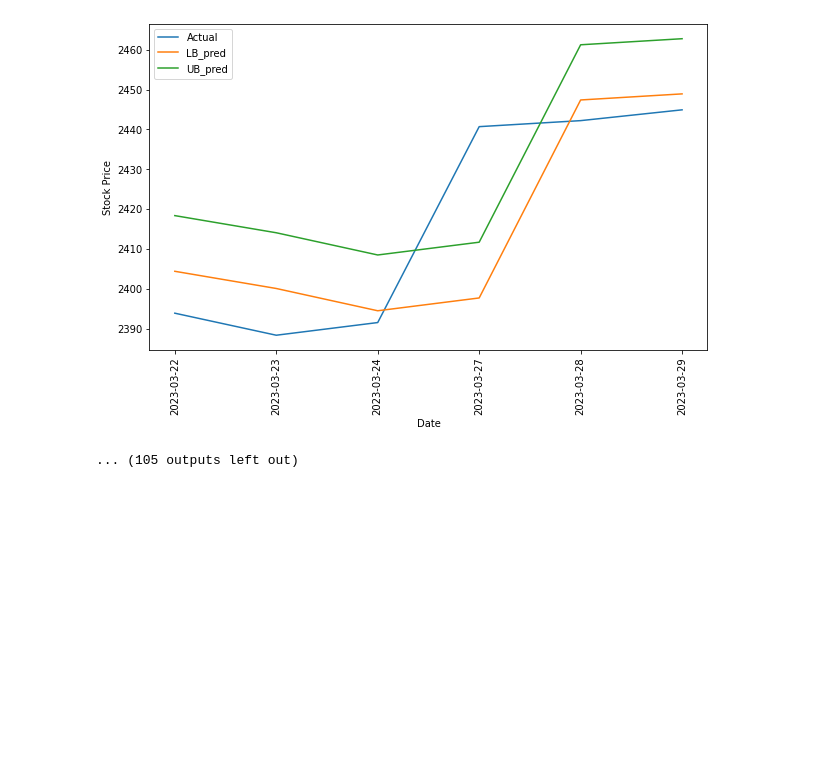
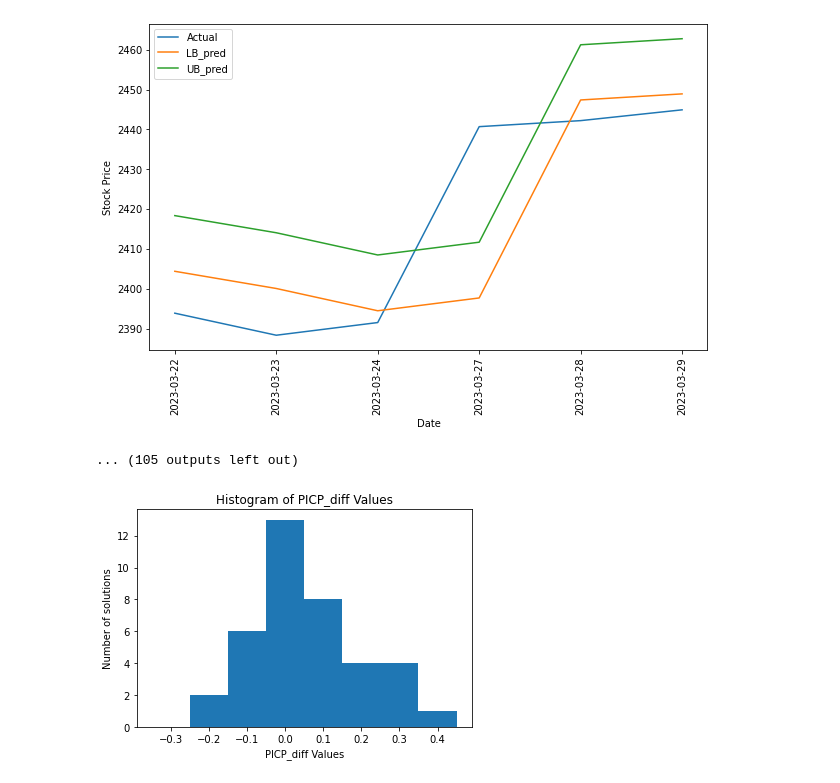
Before and after one commit to alexandrgsv/stock_prediction_models, a Jupyter notebook: _MMVB_nsga_ii_ub_lb_ipynb_weights_ipynb__.ipynb, the cells around one changed output. Cells and saved outputs as stored; diff of their text form; code cells hidden in the pictures; blank space fills up the shorter version.

```diff
--- a/_MMVB_nsga_ii_ub_lb_ipynb_weights_ipynb__.ipynb
+++ b/_MMVB_nsga_ii_ub_lb_ipynb_weights_ipynb__.ipynb
@@ -379,3 +371,17 @@ Test: PICP =  0.14185815  PINRW =  0.00563921
 metrics_df = pd.DataFrame({'PICP_train': 1 - F[:, 0], 'PINRW_train': F[:, 1], 'PICP_test': PICP_test, 'PINRW_test': PINRW_test})
 # %%
 metrics_df.to_csv('metrics.csv')
+# %%
+picp_diff_values = 1 - F[:,0] - PICP_test
+
+# Создаем гистограмму
+plt.hist(picp_diff_values, bins=np.arange(-0.3, 0.6, 0.1), align='left')
+
+plt.xlabel('PICP_diff Values')
+plt.ylabel('Number of solutions')
+plt.title('Histogram of PICP_diff Values')
+
+# Отображаем гистограмму
+plt.show()
+# %% [output]
+[figure, added]
```
Also changed, not shown: parts of 7 cells of this notebook.
